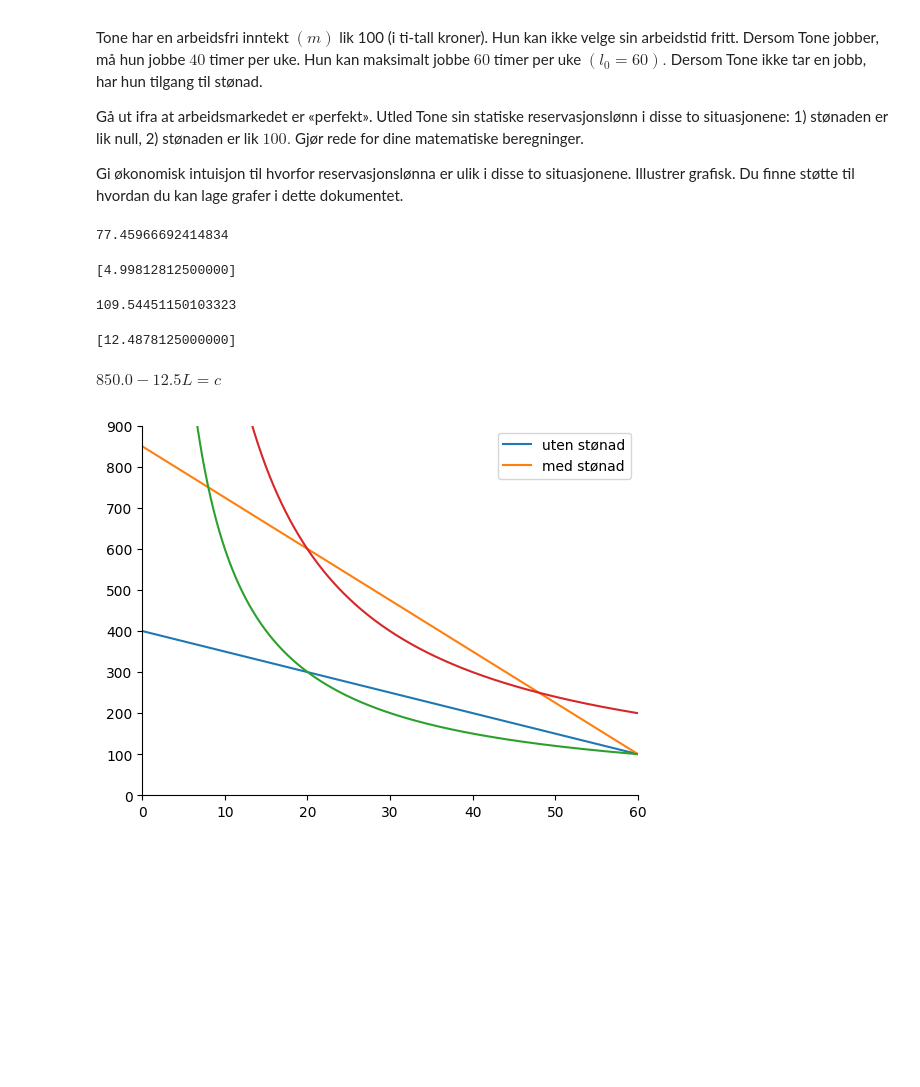
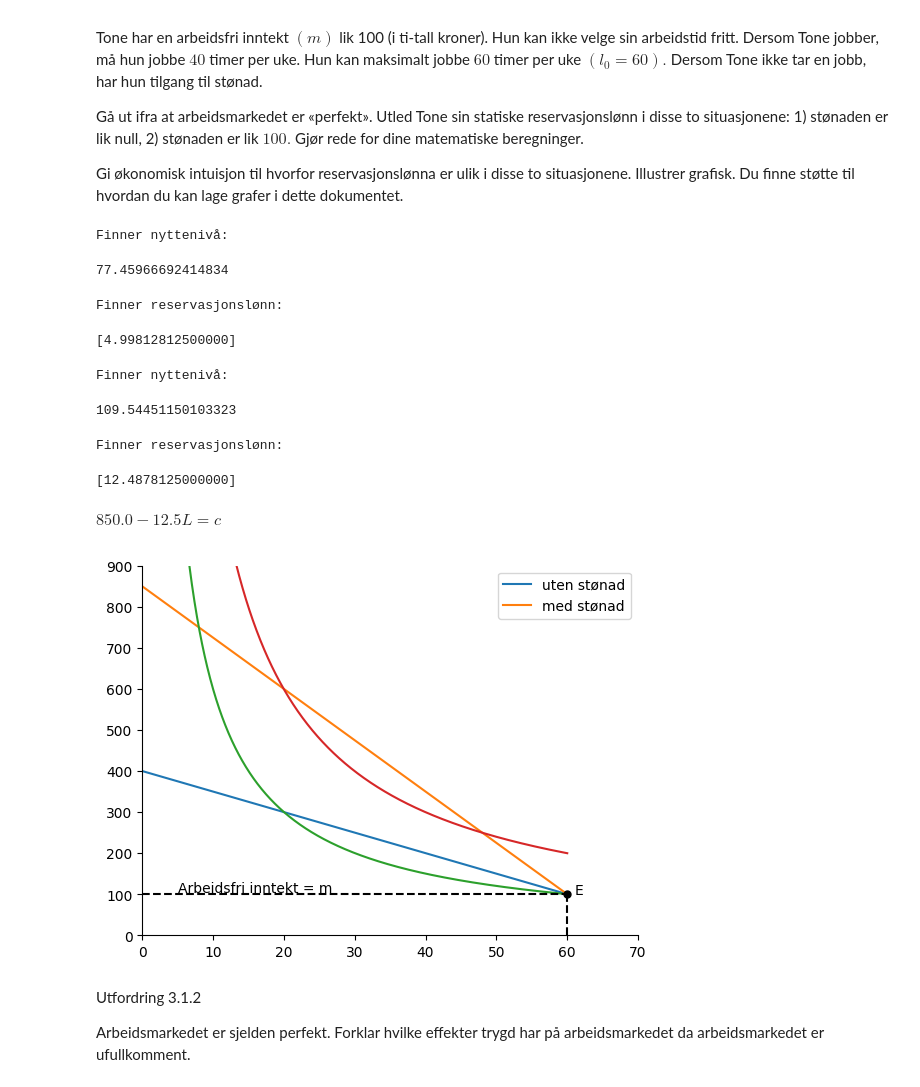
Before and after one commit to loopdiggaz/SOK2008, a Jupyter notebook: kladd.ipynb, the cells around one changed output. Saved outputs shown, nothing was run; the diff lists cells and outputs as text; code cells hidden in the pictures; blank space fills up the shorter version.

```diff
--- a/kladd.ipynb
+++ b/kladd.ipynb
@@ -22,39 +22,51 @@ C,c,l,L,a,b,u,u_0,w = sp.symbols('C c l L a b u u_0 w')
 # %%
 # Stønad er lik 0
 
+# definerer nyttefunksjonen:
 def nytte(c,l):
     return c**0.5*l**0.5
 
+# Setter inn i funksjonen der Tone ikke mottar stønad. Det vil si konsum er lik M og fritid er lik 60.
+print(f'Finner nyttenivå:')
 display(nytte(100,60))
 
 eq = sp.Eq((100+w*40)**0.5*(60-40)**0.5,77.45)
 
 eq_sol = sp.solve(eq,w)
 
+print('Finner reservasjonslønn:')
 eq_sol
 # %% [output]
-77.45966692414834
+Finner nyttenivå:
-[4.99812812500000]
+77.45966692414834
+Finner reservasjonslønn:
+[4.99812812500000]
 # %%
 # Stønad er lik 100
 
+# Legger til 100 i konsum som følge av tilgang til stønad.
+print(f'Finner nyttenivå:')
 display(nytte(200,60))
 
+# Setter nyttenivå inn i ligning og løser for w
 eq2 = sp.Eq((100+w*40)**0.5*(60-40)**0.5,109.5)
 
 eq2_sol = sp.solve(eq2,w)
 
+print(f'Finner reservasjonslønn:')
 eq2_sol
 # %% [output]
-109.54451150103323
+Finner nyttenivå:
-[12.4878125000000]
+109.54451150103323
+Finner reservasjonslønn:
+[12.4878125000000]
 # %%
 L_0 = np.linspace(0.001,60,1000)
 
 fig , ax = plt.subplots()
 ax.spines['right'].set_color('none')
 ax.spines['top'].set_color('none')
-ax.set_xlim(0,60)
+ax.set_xlim(0,70)
 ax.set_ylim(0,900)
 
 
@@ -62,32 +74,41 @@ ax.set_ylim(0,900)
 budsjett = sp.Eq(100+5*(60-L),c)
 
 def budsjett(L):
     return 400 - 5*L
 
 # Budsjett uten støtte
 budsjett2 = sp.Eq(100 + 12.5*(60-L),c)
 
 display(budsjett2)
 
 def budsjett2(L):
     return 850 - 12.5*L
 
 ax.plot(L_0,budsjett(L_0), label = 'uten stønad')
 ax.plot(L_0,budsjett2(L_0), label = 'med stønad')
 ax.legend(loc = 'best')
 
 u = C**a*L**b
 
 # Løser med hensyn på L
 L_ind_sol=sp.solve(u-u_0,L)[0]
 L_ind_sol
 
 # Må gjøre om for å plotte
 indiff_L=sp.lambdify((u_0,a,b,C), L_ind_sol)
 indiff_L(u_0,a,b,C)
 
 ax.plot(L_0, indiff_L(77.5,0.5,0.5,L_0))
-ax.plot(L_0, indiff_L(109.5,0.5,0.5,L_0));
+ax.plot(L_0, indiff_L(109.5,0.5,0.5,L_0))
+ax.vlines(60,0,100, color='black',ls='dashed')
+ax.hlines(100,0,60, color='black',ls='dashed')
+ax.annotate('Arbeidsfri inntekt = m', (0+5,100+5));
+ax.plot(60,100, marker  ='o', color= 'black', markersize = 5)
+ax.annotate('E',(60+1,100+1));
 # %% [output]
 $\displaystyle 850.0 - 12.5 L = c$
-[figure, old version]
+[figure, new version]
+# %% [markdown]
+Utfordring 3.1.2
+
+Arbeidsmarkedet er sjelden perfekt. Forklar hvilke effekter trygd har på arbeidsmarkedet da arbeidsmarkedet er ufullkomment.
```
